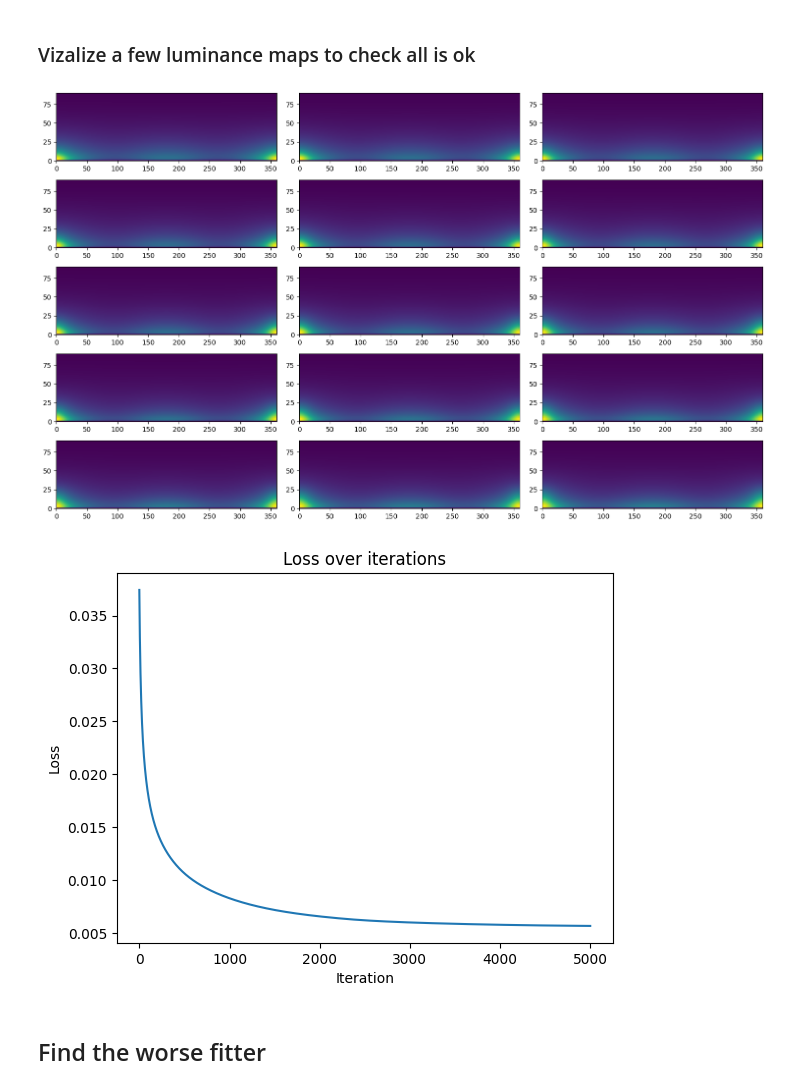
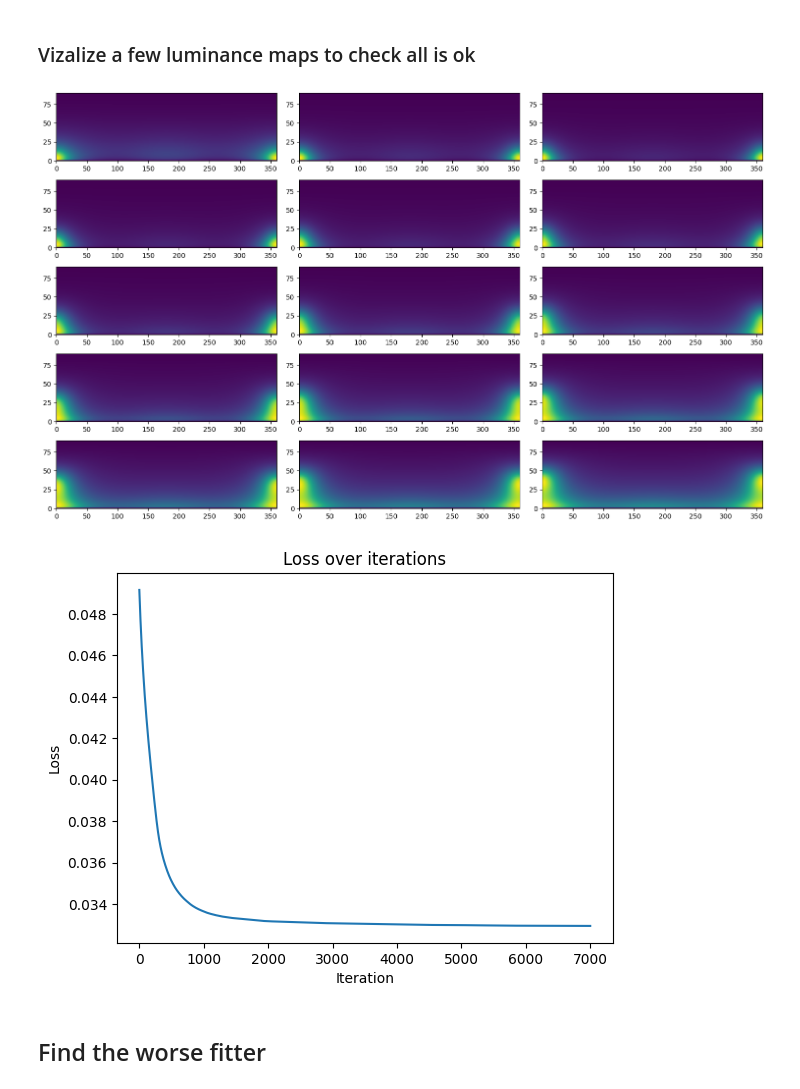
Before and after one commit to matttsss/mitsuba3, a Jupyter notebook: sampling_tests/warps.ipynb, the cells around one changed output. Saved outputs shown, nothing was run; the diff lists cells and outputs as text; code cells hidden in the pictures.

```diff
--- a/sampling_tests/warps.ipynb
+++ b/sampling_tests/warps.ipynb
@@ -104,8 +104,8 @@ def init_optimization_vars(sky_rad_dataset, sky_params_dataset, turb_res=10, sun
 # %%
 from vizsky_contrib import load_tensors
 
-TRAINING_TURB_RES = 101
-TRAINING_SUN_ETA_RES = 303
+TRAINING_TURB_RES = 31
+TRAINING_SUN_ETA_RES = 93
 
 sky_rad_dataset, sky_params_dataset = load_tensors('../../mitsuba3/resources/data/sunsky/output/sunsky_datasets.bin')
 
@@ -118,41 +118,39 @@ Loading tensor data from "../../mitsuba3/resources/data/sunsky/output/sunsky_dat
 # %% [markdown]
 ### Vizalize a few luminance maps to check all is ok
 # %%
-def viz_sky_map(ax, sun_dir, sky_rad, sky_params, norm_factor, idx):
+def viz_sky_map(sun_dir, sky_rad, sky_params, norm_factor, idx):
 
     sun_dir = dr.gather(mi.Vector3f, sun_dir, idx)
     sky_rad = dr.gather(mi.Color3f, sky_rad, idx)
     sky_params = dr.gather(mi.ArrayXf, sky_params, idx, shape=(3 * 9, 1))
     norm_factor = dr.gather(mi.Float, norm_factor, idx)
 
     viz_res = (400, 100)
     phi, thetas = dr.meshgrid(
         dr.linspace(mi.Float, 0, 2 * dr.pi, viz_res[0]),
         dr.linspace(mi.Float, 0, dr.pi / 2 + 0.001 * dr.pi, viz_res[1])
     )
     st, ct = dr.sincos(thetas)
     sp, cp = dr.sincos(phi)
     wi = mi.Vector3f(st * cp, st * sp, ct)
 
     gamma = dr.unit_angle(wi, sun_dir)
 
     pdf = get_lum(sky_rad, sky_params, ct, gamma) * st * norm_factor
-    pdf = mi.TensorXf(pdf, shape=viz_res[::-1])
-
-    im = ax.imshow(pdf, origin='upper',
-                extent=[0, 360, 0, 90], aspect='auto')
-
+    return mi.TensorXf(pdf, shape=viz_res[::-1])
 
 
 fig, axs = plt.subplots(5, 3, figsize=(15, 9))
 axs = axs.flatten()
 for i in range(5*3):
-    viz_sky_map(axs[i], sun_dir, sky_rad, sky_params, norm_factor, TRAINING_SUN_ETA_RES * i + 15)
+    pdf = viz_sky_map(sun_dir, sky_rad, sky_params, norm_factor, TRAINING_SUN_ETA_RES * i + 15)
+    axs[i].imshow(pdf, origin='upper',
+                extent=[0, 360, 0, 90], aspect='auto')
 
 fig.tight_layout()
 plt.show()
 # %% [output]
-[figure, old version]
+[figure, new version]
 # %%
 def warp_u(weight, u):
     return weight * u / dr.sqrt(1 + u*u * (weight*weight -1))
@@ -305,18 +319,20 @@ sp, cp = dr.sincos(phis)
 wi = mi.Vector3f(st * cp, st * sp, ct)
 dr.eval(wi)
 
+def update_and_clamp_weights(optimizer, tex_weights):
+    tensor = clamp_channels(optimizer[opt_key], 0, min_val=0)
+    tensor = clamp_channels(tensor, 1, min_val=dr.epsilon(mi.Float))
+    tensor = clamp_channels(tensor, 2, min_val=0)
+    #tensor = clamp_channels(tensor, 4, min_val=0.01, max_val=dr.pi/4)
+    optimizer[opt_key] = tensor
+    tex_weights.set_tensor(optimizer[opt_key])
+
 ## Optimize
 losses = []
-iterations = trange(4000, desc="Optimizing")
+iterations = trange(7000, desc="Optimizing")
 for it in iterations:
 
-    tensor = clamp_channels(opt[opt_key], 0, min_val=1e-5)
-    #tensor = clamp_channels(tensor, 1, min_val=dr.cos(dr.pi/2 - MIN_ETA))
-    #tensor = clamp_channels(tensor, 2, min_val=0.05, max_val=1)
-    #tensor = clamp_channels(tensor, 3, min_val=0.05, max_val=2*dr.pi)
-    opt[opt_key] = tensor
-    tex_weights.set_tensor(opt[opt_key])
-
+    update_and_clamp_weights(opt, tex_weights)
 
     loss = compute_loss(tex_weights, tex_pos, sky_rad, sky_params, norm_factor, sun_dir, wi, dr.width(wi))
 
@@ -327,6 +343,7 @@ for it in iterations:
 
     losses.append(loss)
 
+update_and_clamp_weights(opt, tex_weights)
 optimal_weights = opt[opt_key]
 
 plt.close()
@@ -338,6 +355,6 @@ plt.xlabel('Iteration')
 plt.ylabel('Loss')
 plt.show()
 # %% [output]
-[figure, old version]
+[figure, new version]
 # %% [markdown]
 ## Find the worse fitter
```
Also changed, not shown: parts of 5 cells of this notebook.
